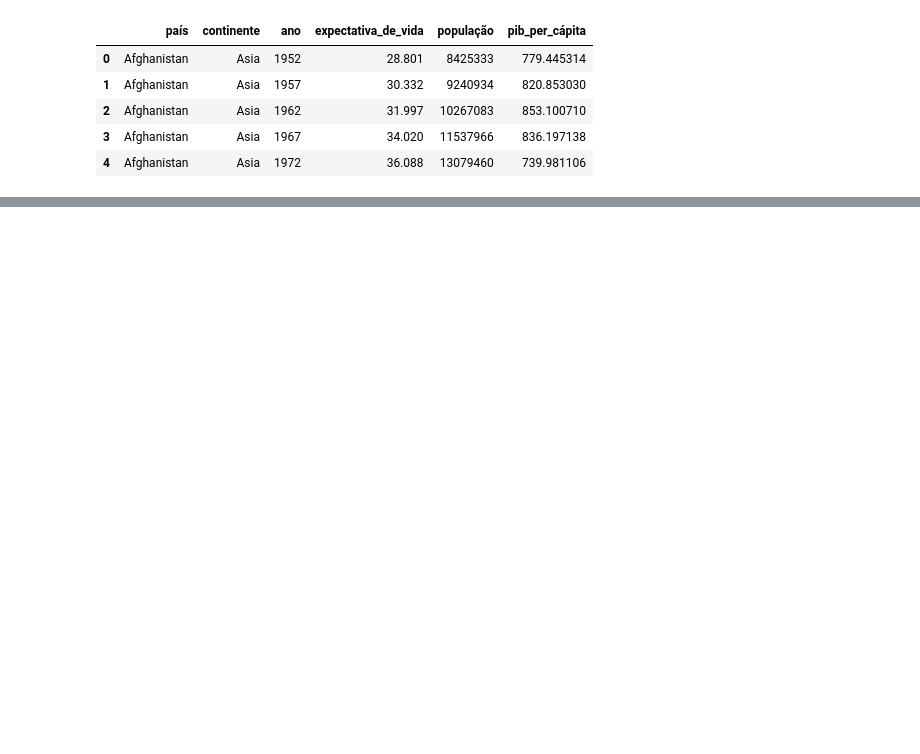
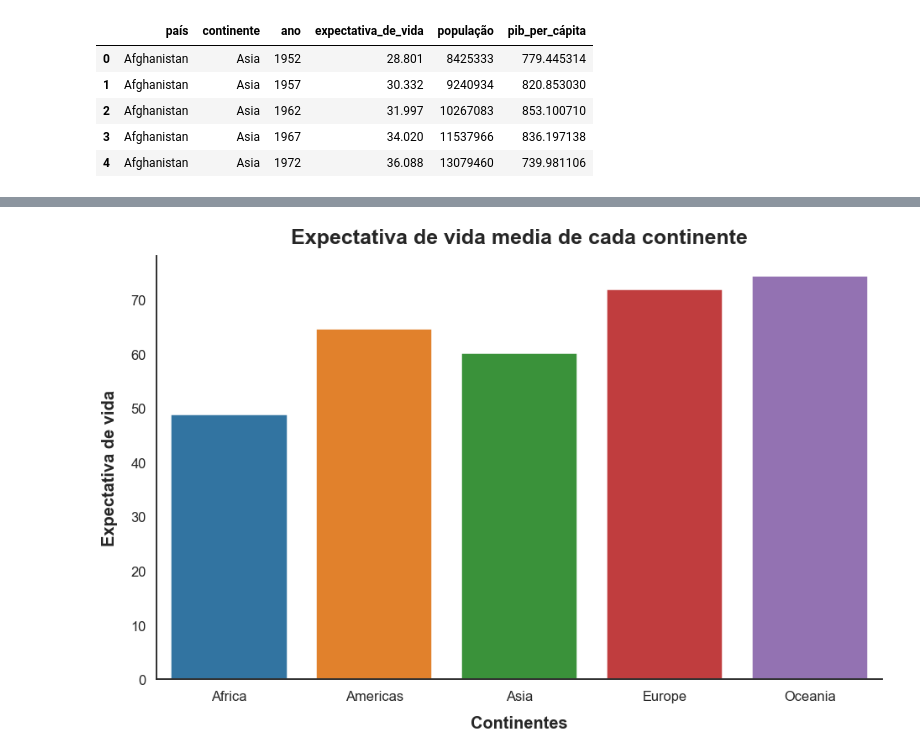
Before and after one commit to wilgnerl/PS-Insper-Data, a Jupyter notebook: src/PS Insper Data.ipynb, the cells around one changed output, grey strips where cells are left out. Saved outputs shown, nothing was run; the diff lists cells and outputs as text; code cells hidden in the pictures; blank space fills up the shorter version.

```diff
--- a/src/PS Insper Data.ipynb
+++ b/src/PS Insper Data.ipynb
@@ -3,2 +67,3 @@ import pandas as pd
 # %%
-df = pd.read_excel('../base_2/base_2.xlsx')
+df = pd.read_excel('../data/base_2/base_2.xlsx')
+df.head()
@@ -4,0 +113,5 @@ df = pd.read_excel('../base_2/base_2.xlsx')
+# %%
+#Como afirmado assima, vamos passar as variaveis qualitativas para categoricas
+
+df['país'] = df['país'].astype('category')
+df['continente'] = df['continente'].astype('category')
@@ -59,0 +263,3 @@ Temos um total de 142 paises
+# %%
+media_continentes = df.groupby('continente').mean()
+media_continentes
@@ -59,0 +274,15 @@ Temos um total de 142 paises
+# %%
+rotulos = media_continentes.index
+fig = plt.figure(figsize=(12,7))
+ax = fig.add_axes([0,0,1,1])
+sns.set_style("white")
+sns.despine()
+sns.color_palette("hls", 8)
+sns.set_context("talk")
+sns.barplot(ax=ax, x=rotulos, y='expectativa_de_vida', data=media_continentes)
+ax.set_title('Expectativa de vida media de cada continente', fontsize=25, fontweight='bold',
+                            pad=15)
+ax.set_xlabel('Continentes', fontsize=20, fontweight='bold', labelpad=15);
+ax.set_ylabel('Expectativa de vida', fontsize=20, fontweight='bold', labelpad=15);
+# %% [output]
+[figure, added]
```
Also changed, not shown: parts of 47 cells of this notebook.
